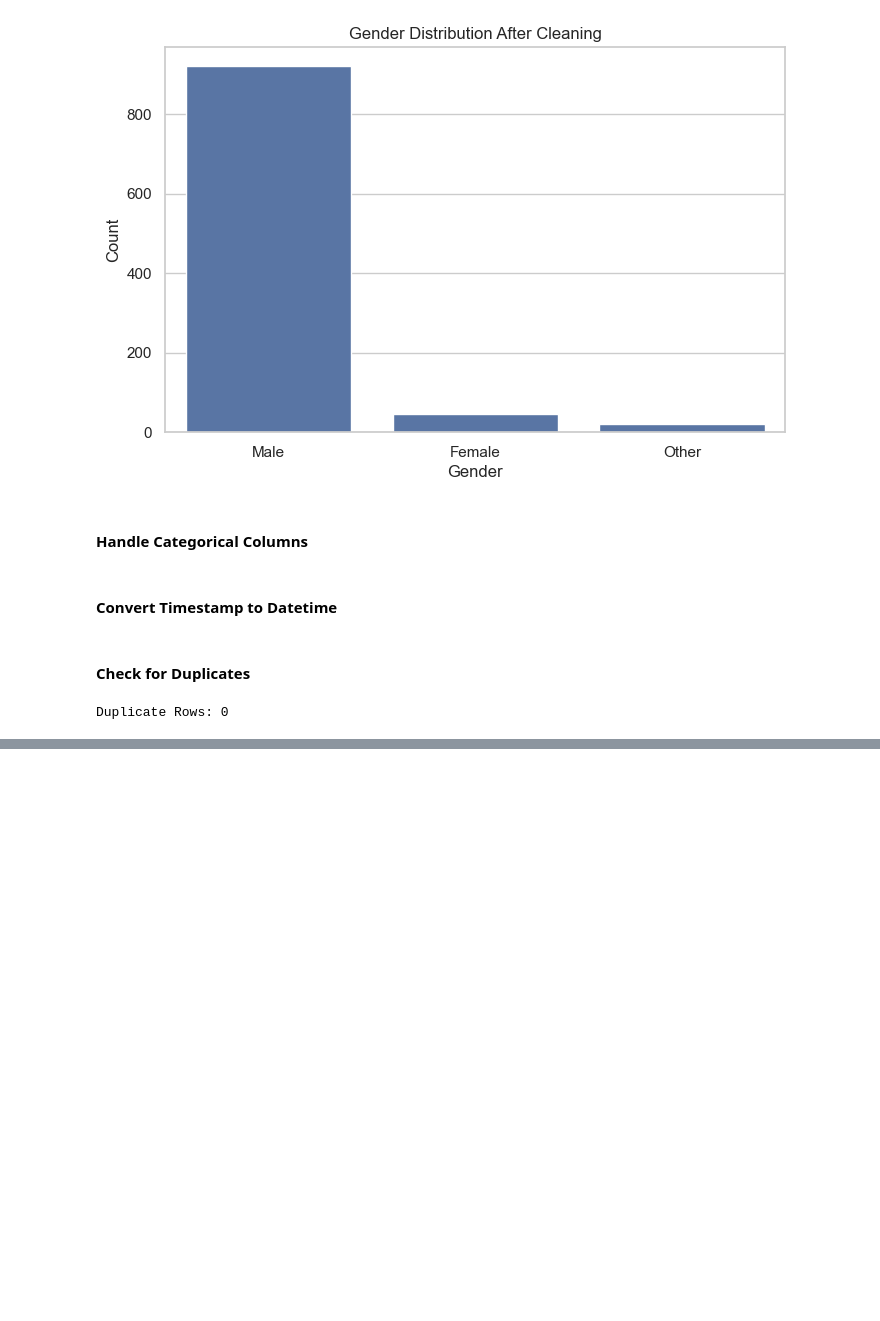
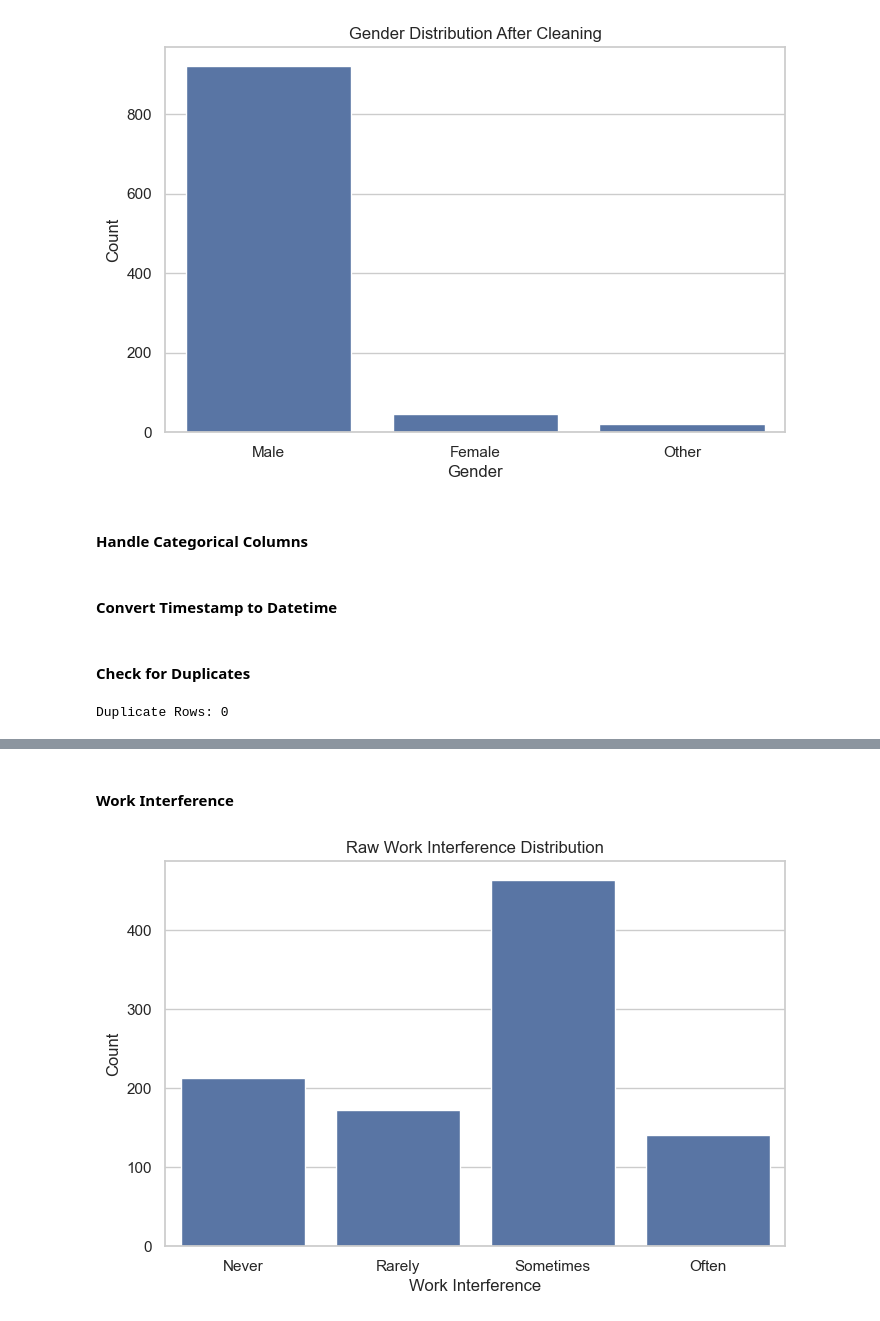
Before and after one commit to RahatBinOamr/mental-health-tech-survey, a Jupyter notebook: mental_helth.ipynb, the cells around one changed output, grey strips where cells are left out. Drawn from its saved outputs; the diff is of its cells as text; code cells hidden in the pictures; blank space fills up the shorter version.

```diff
--- a/mental_helth.ipynb
+++ b/mental_helth.ipynb
@@ -352,0 +389,11 @@ Duplicate Rows: 0
+# %% [markdown]
+#### Work Interference
+# %%
+plt.figure(figsize=(8, 5))
+sns.countplot(x='work_interfere', data=df, order=['Never', 'Rarely', 'Sometimes', 'Often'])
+plt.title('Raw Work Interference Distribution')
+plt.xlabel('Work Interference')
+plt.ylabel('Count')
+plt.show()
+# %% [output]
+[figure, added]
```
Also changed, not shown: parts of 15 cells of this notebook.
